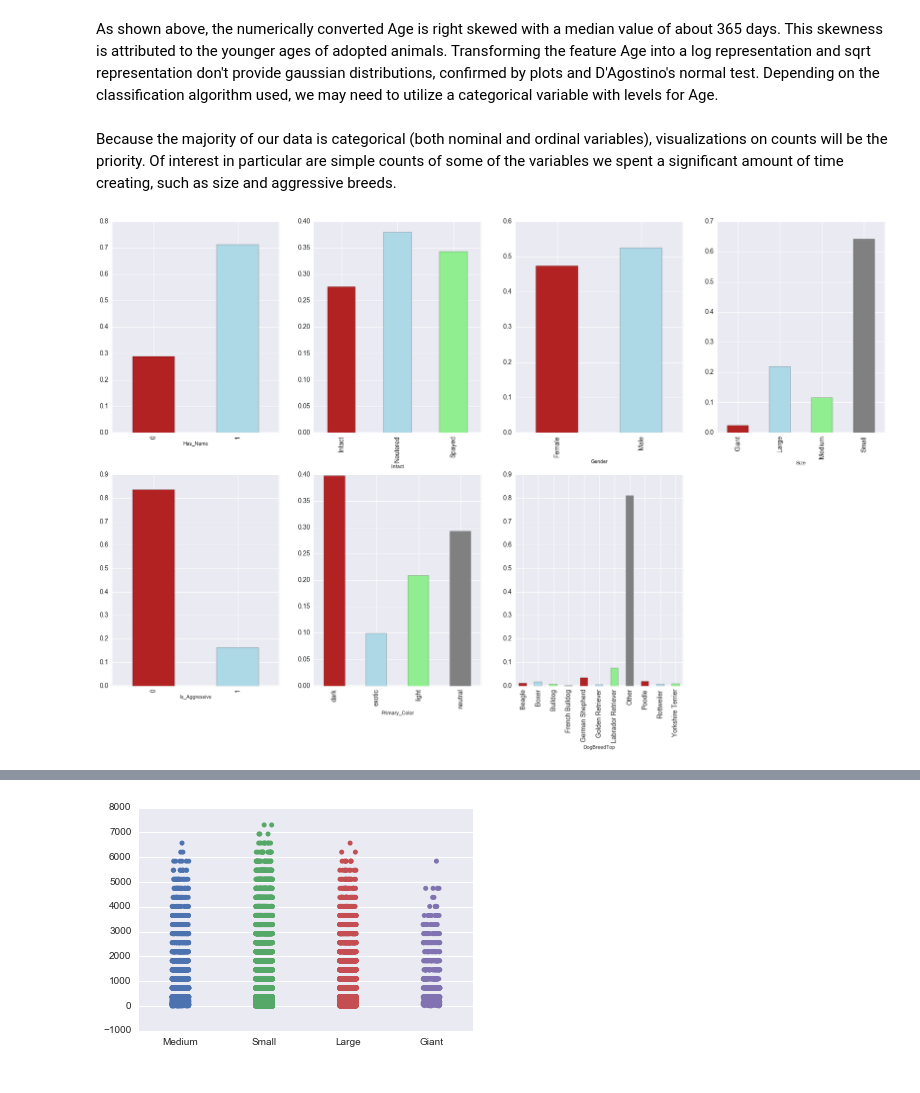
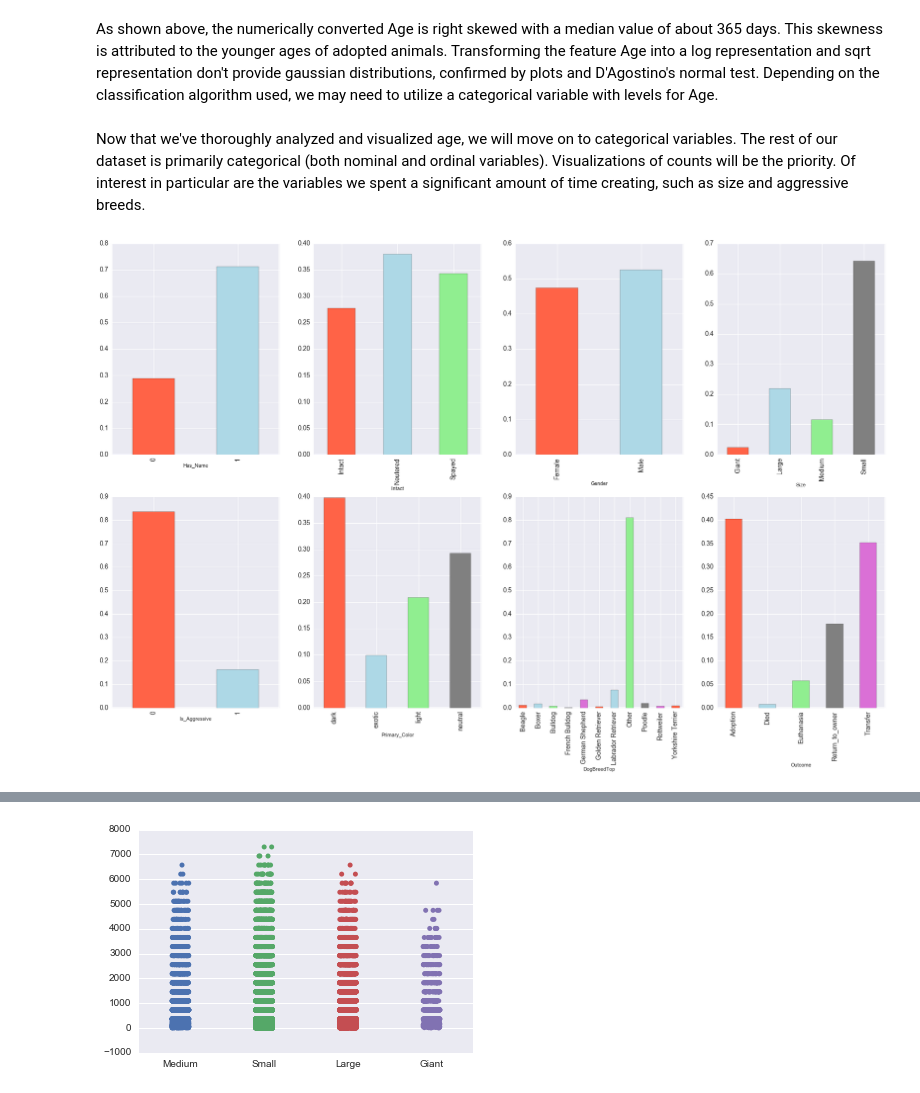
Before and after one commit to mg826/Data_Mining, a Jupyter notebook: Project1_Exploration_Visualization_Dreduce.ipynb, the cells around one changed output, grey strips where cells are left out. Saved outputs shown, nothing was run; the diff lists cells and outputs as text; code cells hidden in the pictures.

Commit message:
updates to visualizations, more detailed explanations

```diff
--- a/Project1_Exploration_Visualization_Dreduce.ipynb
+++ b/Project1_Exploration_Visualization_Dreduce.ipynb
@@ -319,18 +317,16 @@ sqrtAge  chi-square: 3268.0     p-value: 0.00
 # %% [markdown]
 As shown above, the numerically converted Age is right skewed with a median value of about 365 days. This skewness is attributed to the younger ages of adopted animals. Transforming the feature Age into a log representation and sqrt representation don't provide gaussian distributions, confirmed by plots and D'Agostino's normal test. Depending on the classification algorithm used, we may need to utilize a categorical variable with levels for Age.
 # %% [markdown]
-Because the majority of our data is categorical (both nominal and ordinal variables), visualizations on counts will be the priority. Of interest in particular are simple counts of some of the variables we spent a significant amount of time creating, such as size and aggressive breeds.
+Now that we've thoroughly analyzed and visualized age, we will move on to categorical variables. The rest of our dataset is primarily categorical (both nominal and ordinal variables). Visualizations of counts will be the priority. Of interest in particular are the variables we spent a significant amount of time creating, such as size and aggressive breeds.
 # %%
 import matplotlib
 
-#survival = pd.crosstab([df['Type']], df.Is_Aggressive.astype(bool))
-features = ['Has_Name','Intact','Gender','Size','Is_Aggressive','Primary_Color', 'DogBreedTop']
-
+features = ['Has_Name','Intact','Gender','Size','Is_Aggressive','Primary_Color', 'DogBreedTop','Outcome']
 
 plt.figure(figsize=(30,18))
 for index, feature in enumerate(features):
     plt.subplot(2, 4, index +1)
     groups = df.groupby(feature)['Outcome'].count()/len(df)
-    ax = groups.plot(kind = 'bar', color =['firebrick','lightblue','lightgreen','gray'], fontsize=14)
+    ax = groups.plot(kind = 'bar', color =['tomato','lightblue','lightgreen','gray','orchid'], fontsize=14)
 # %% [output]
-[figure, old version]
+[figure, new version]
```
Also changed, not shown: parts of 11 cells of this notebook.
